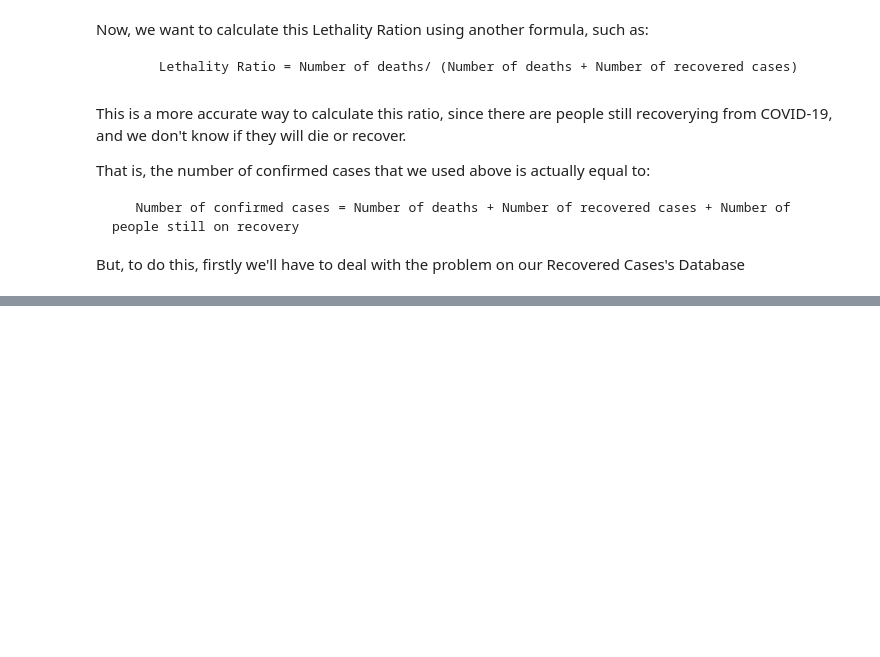
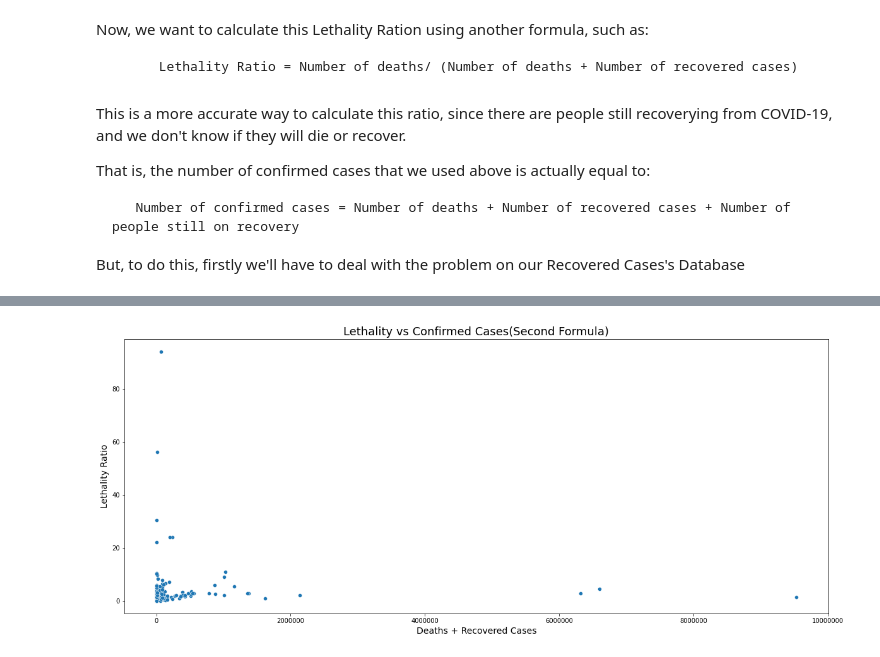
Before and after one commit to nathanaelduque/COVID-19, a Jupyter notebook: Data Science and Covid 19.ipynb, the cells around one changed output, grey strips where cells are left out. Cells and saved outputs as stored; diff of their text form; code cells hidden in the pictures; blank space fills up the shorter version.

```diff
--- a/Data Science and Covid 19.ipynb
+++ b/Data Science and Covid 19.ipynb
@@ -434,0 +672,11 @@ def latest_by_country_at(data,date):
+# %%
+plt.figure(figsize=(20,8))
+plt.ticklabel_format(style='plain', axis='x')
+sns.scatterplot(data = combined2 , x = 'deaths and recovered',y = 'lethality_ratio_2(%)')
+plt.ticklabel_format(axis='both', style='plain', scilimits=(0,0))
+plt.title("Lethality vs Confirmed Cases(Second Formula)",fontsize = 18)
+plt.ylabel("Lethality Ratio",fontsize=14)
+plt.xlabel("Deaths + Recovered Cases",fontsize=14)
+plt.show()
+# %% [output]
+[figure, added]
```
Also changed, not shown: parts of 49 cells of this notebook.
